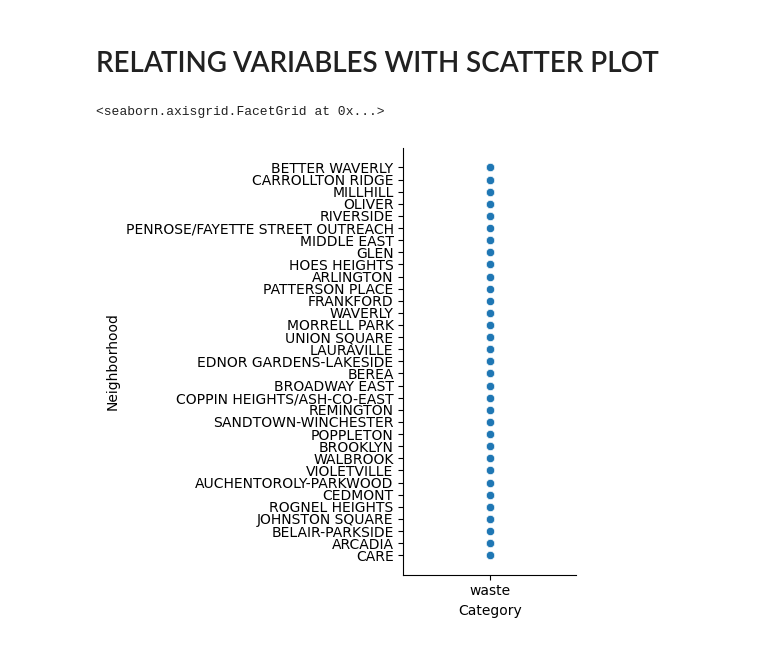
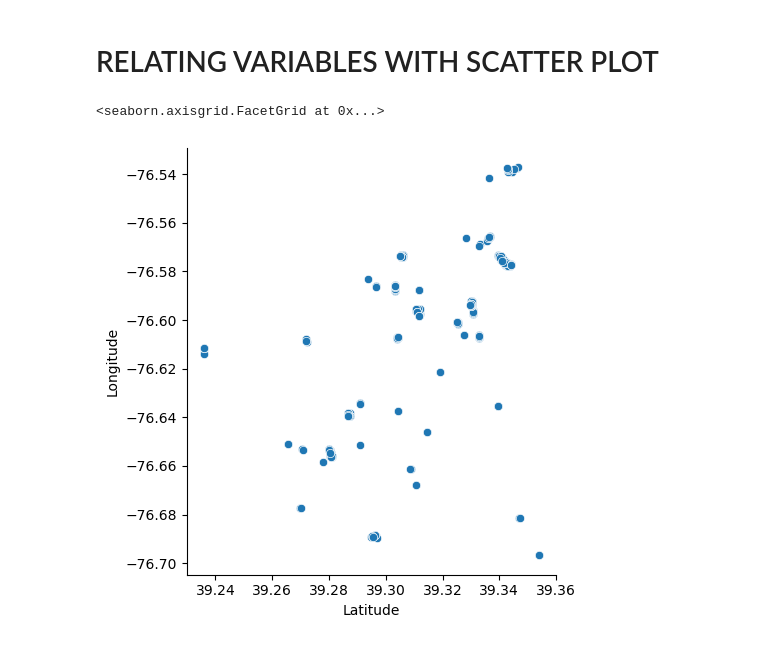
Before and after one commit to LeuleY/CovidDataset, a Jupyter notebook: Untitled.ipynb, the cells around one changed output. Drawn from its saved outputs; the diff is of its cells as text; code cells hidden in the pictures.

```diff
--- a/Untitled.ipynb
+++ b/Untitled.ipynb
@@ -54,7 +55,7 @@ subset_data = data.head(500)
 # %% [markdown]
 # RELATING VARIABLES WITH SCATTER PLOT
 # %%
-sns.relplot(x="Category", y="Neighborhood", data=subset_data)
+sns.relplot(x="Latitude", y="Longitude", data=subset_data)
 # %% [output]
 <seaborn.axisgrid.FacetGrid at 0x...>
-[figure, old version]
+[figure, new version]
```
Also changed, not shown: parts of 2 cells of this notebook.
